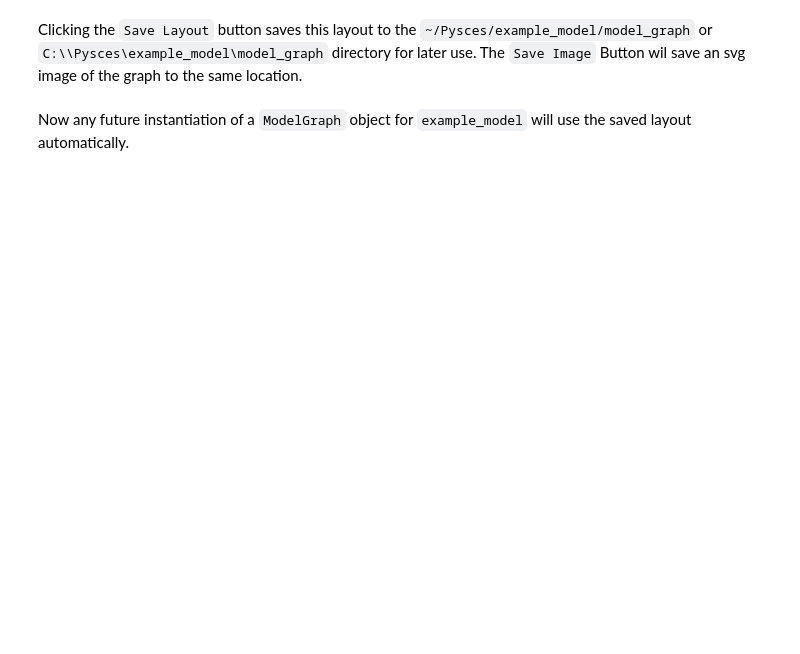
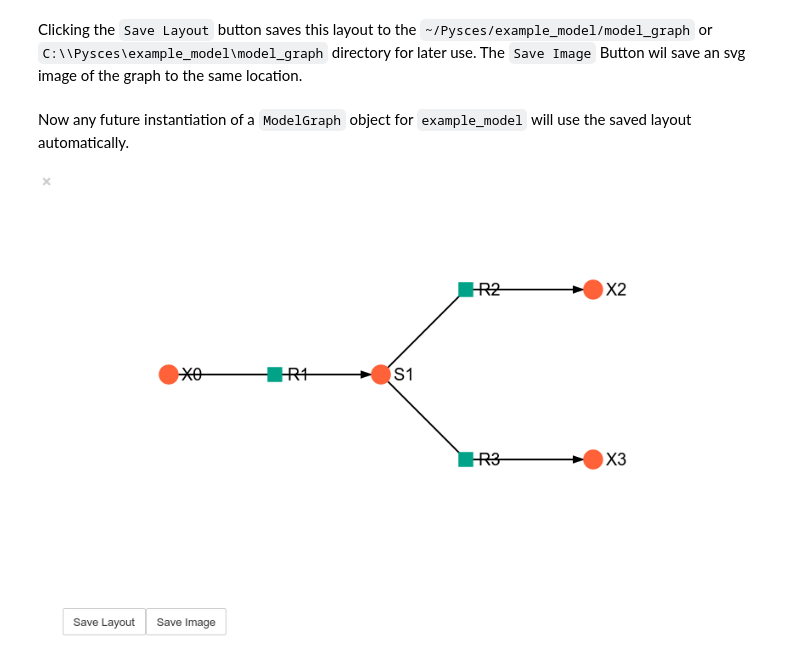
Before and after one commit to PySCeS/PyscesToolbox, a Jupyter notebook: documentation/notebooks/basic_usage.ipynb, the cells around one changed output. Drawn from its saved outputs; the diff is of its cells as text; code cells hidden in the pictures; blank space fills up the shorter version.

```diff
--- a/documentation/notebooks/basic_usage.ipynb
+++ b/documentation/notebooks/basic_usage.ipynb
@@ -322,3 +332,8 @@ Now any future instantiation of a `ModelGraph` object for `example_model` will u
 # %%
 model_graph = psctb.ModelGraph(mod)
 model_graph.show()
+# %%
+# To avoid duplication - do not run                                  #ex
+display(Image(path.join(notebook_dir,'images','model_graph_3.png'))) #ex
+# %% [output]
+[figure, added]
```
Also changed, not shown: parts of 3 cells of this notebook, 20 other files.
